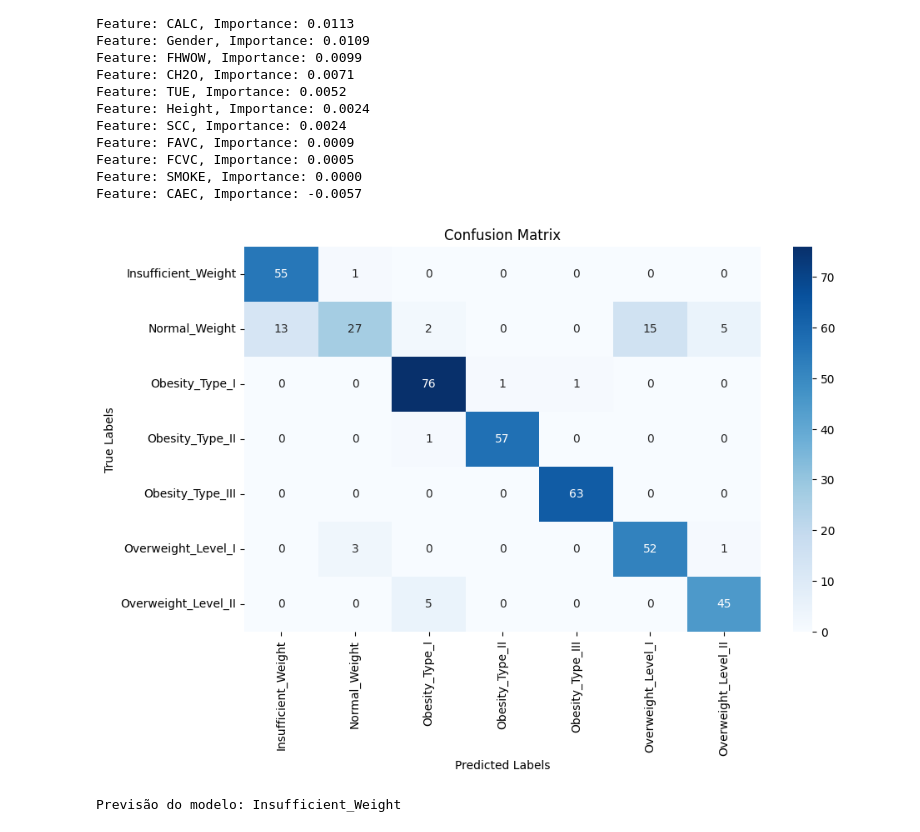
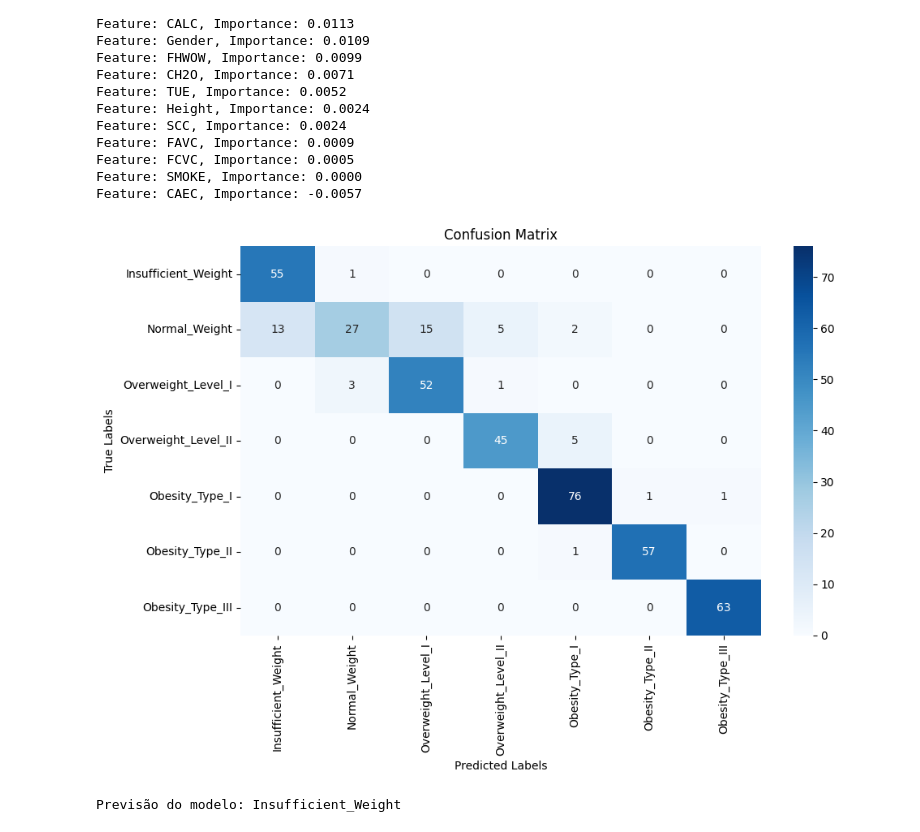
Before and after one commit to marcoames/t1ml, a Jupyter notebook: Classification.ipynb, the cells around one changed output. Saved outputs shown, nothing was run; the diff lists cells and outputs as text; code cells hidden in the pictures.

Commit message:
fixed matrix label order

```diff
--- a/Classification.ipynb
+++ b/Classification.ipynb
@@ -191,21 +191,32 @@ Feature: CAEC, Importance: -0.0057
 # %%
 import seaborn as sns
 import matplotlib.pyplot as plt
 
-# faz a matriz
-cm = confusion_matrix(y_test, predictionsKnn)
+# ordem das classes
+class_labels = [
+    'Insufficient_Weight',
+    'Normal_Weight',
+    'Overweight_Level_I',
+    'Overweight_Level_II',
+    'Obesity_Type_I',
+    'Obesity_Type_II',
+    'Obesity_Type_III'
+]
 
-class_labels = sorted(set(y_test))
+# computa a matriz
+cm = confusion_matrix(y_test, predictionsKnn, labels=class_labels)
 
 # plot da matriz
-plt.figure(figsize=(10, 6))
-sns.heatmap(cm, annot=True, fmt='d', cmap='Blues', xticklabels=class_labels, yticklabels=class_labels)
+plt.figure(figsize=(10, 7))
+sns.heatmap(cm, annot=True, fmt='d', cmap='Blues',
+            xticklabels=class_labels, yticklabels=class_labels)
 plt.title('Confusion Matrix')
 plt.xlabel('Predicted Labels')
 plt.ylabel('True Labels')
+plt.tight_layout()
 plt.show()
 # %% [output]
-[figure, old version]
+[figure, new version]
 # %%
 import lime
 import lime.lime_tabular
```
